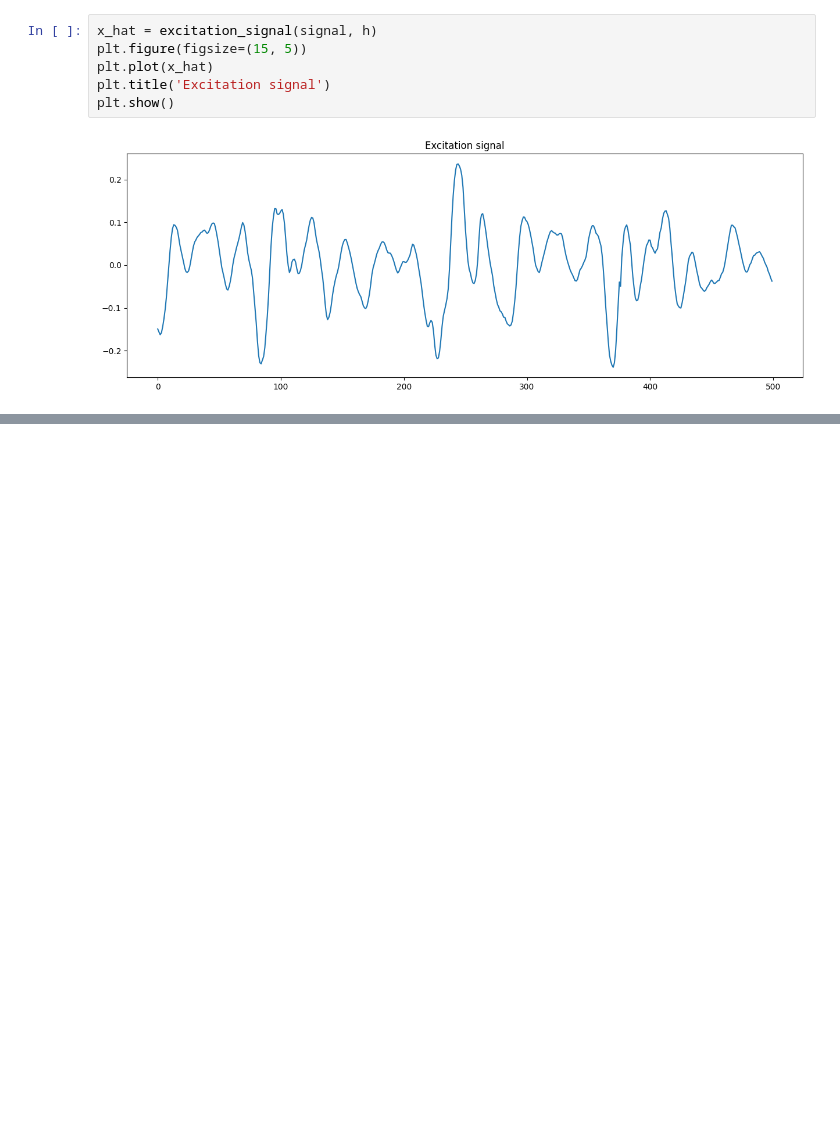
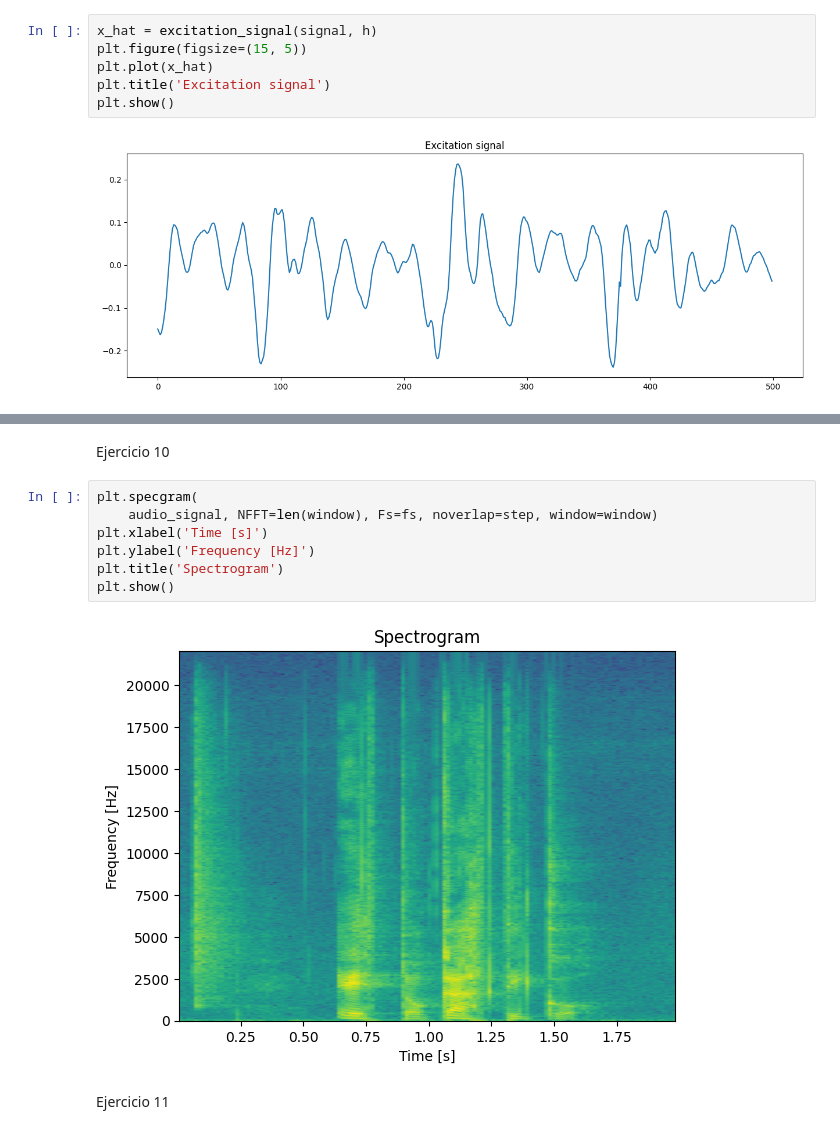
Before and after one commit to maximdorogov/fiuba-series-de-tiempo-1, a Jupyter notebook: tp1.ipynb, the cells around one changed output, grey strips where cells are left out. Drawn from its saved outputs; the diff is of its cells as text; blank space fills up the shorter version.

```diff
--- a/tp1.ipynb
+++ b/tp1.ipynb
@@ -123,0 +157,13 @@ plt.show()
+# %% [markdown]
+Ejercicio 10
+# %%
+plt.specgram(
+    audio_signal, NFFT=len(window), Fs=fs, noverlap=step, window=window)
+plt.xlabel('Time [s]')
+plt.ylabel('Frequency [Hz]')
+plt.title('Spectrogram')
+plt.show()
+# %% [output]
+[figure, added]
+# %% [markdown]
+Ejercicio 11
```
Also changed, not shown: parts of 6 cells of this notebook.
